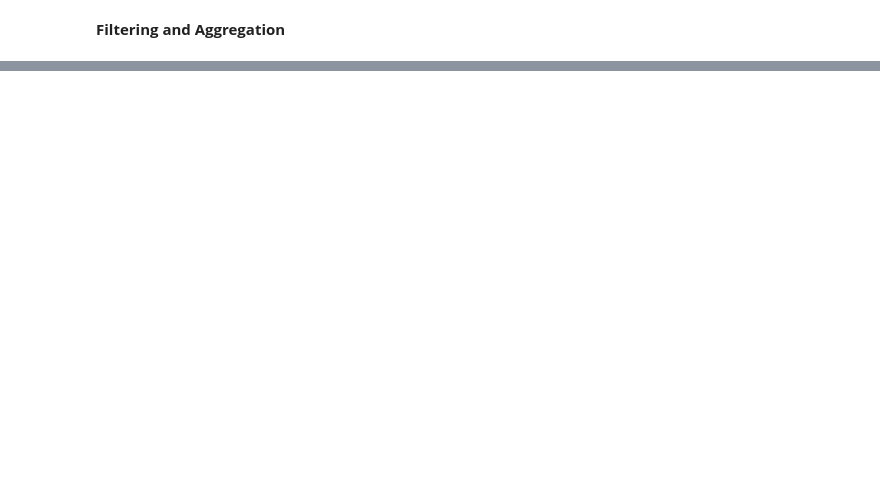
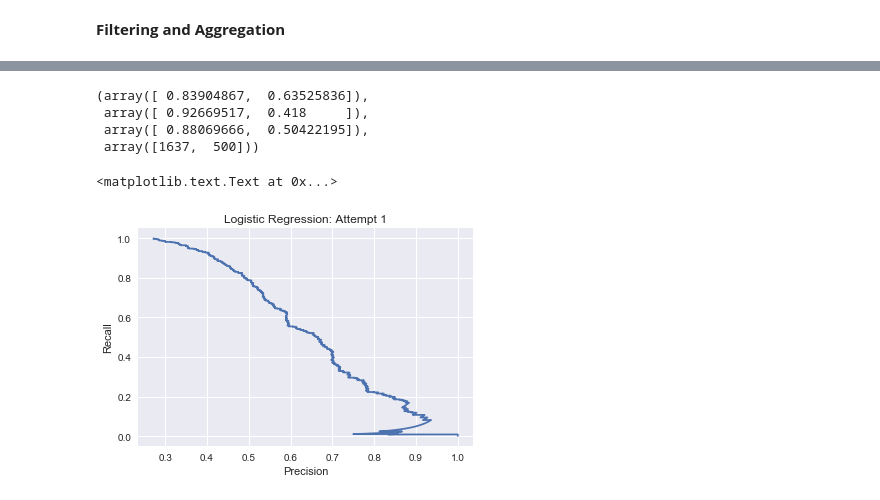
Before and after one commit to leem99/mcnulty, a Jupyter notebook: explorer_milb_batter_data.ipynb, the cells around one changed output, grey strips where cells are left out. Drawn from its saved outputs; the diff is of its cells as text; code cells hidden in the pictures; blank space fills up the shorter version.

Commit message:
added first models to explorer_milb_batter_data.ipynb.

```diff
--- a/explorer_milb_batter_data.ipynb
+++ b/explorer_milb_batter_data.ipynb
@@ -193,0 +223,9 @@ batter_seasons_total
+# %%
+test_cols = ['milb_id','LevWeighted','AgeDif','PA',
+             'BA','OBP','SLG','HR_rate',
+             'BB_rate','SO_rate','IBB_rate',
+             'SB_rate','SB_percentage','GDP_rate',
+             'SH_rate','HBP_rate']
+
+X1 = bst_test.loc[:,test_cols]
+y1 = bst_test.loc[:,['mlb']]
@@ -193,0 +239,7 @@ batter_seasons_total
+# %%
+X1_train, X1_test, y1_train, y1_test = model_selection.train_test_split(
+    X1, y1, test_size=0.3)
+# %%
+lm1 = linear_model.LogisticRegression()
+lm1.fit(X1_train.iloc[:,1:],y1_train)
+pred_proba1 = lm1.predict_proba(X1_test.iloc[:,1:])
@@ -193,0 +255,7 @@ batter_seasons_total
+# %%
+metrics.precision_recall_fscore_support(y1_test,np.round(pred_proba1[:,1]),labels = [0,1])
+# %% [output]
+(array([ 0.83904867,  0.63525836]),
+ array([ 0.92669517,  0.418     ]),
+ array([ 0.88069666,  0.50422195]),
+ array([1637,  500]))
@@ -193,0 +270,11 @@ batter_seasons_total
+# %%
+prec, recall, thresholds = metrics.precision_recall_curve(
+    y1_test,pred_proba1[:,1])
+# %%
+plt.plot(prec[0:-1], recall[0:-1])
+plt.xlabel('Precision')
+plt.ylabel('Recall')
+plt.title('Logistic Regression: Attempt 1')
+# %% [output]
+<matplotlib.text.Text at 0x...>
+[figure, added]
```
Also changed, not shown: parts of 28 cells of this notebook.
